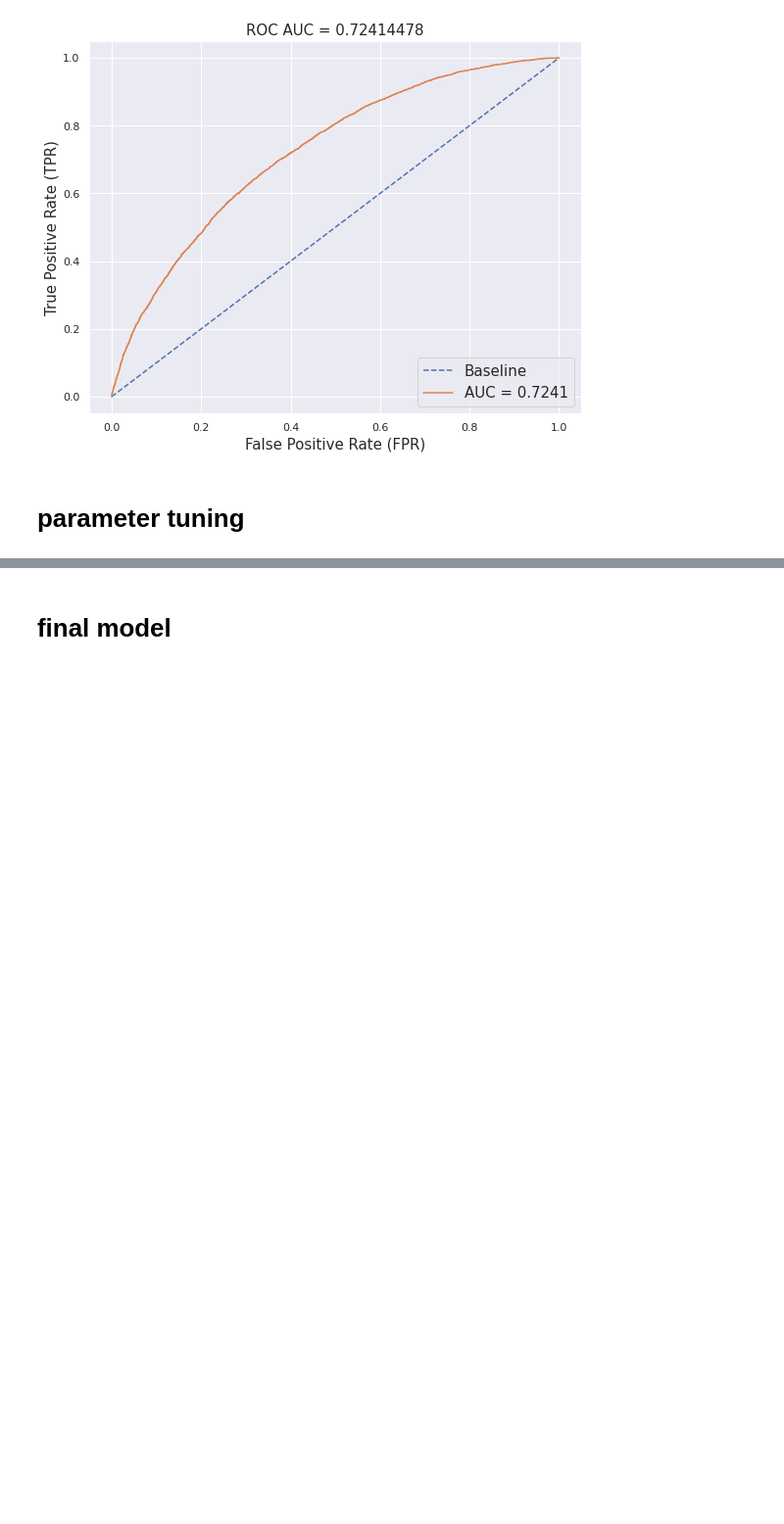
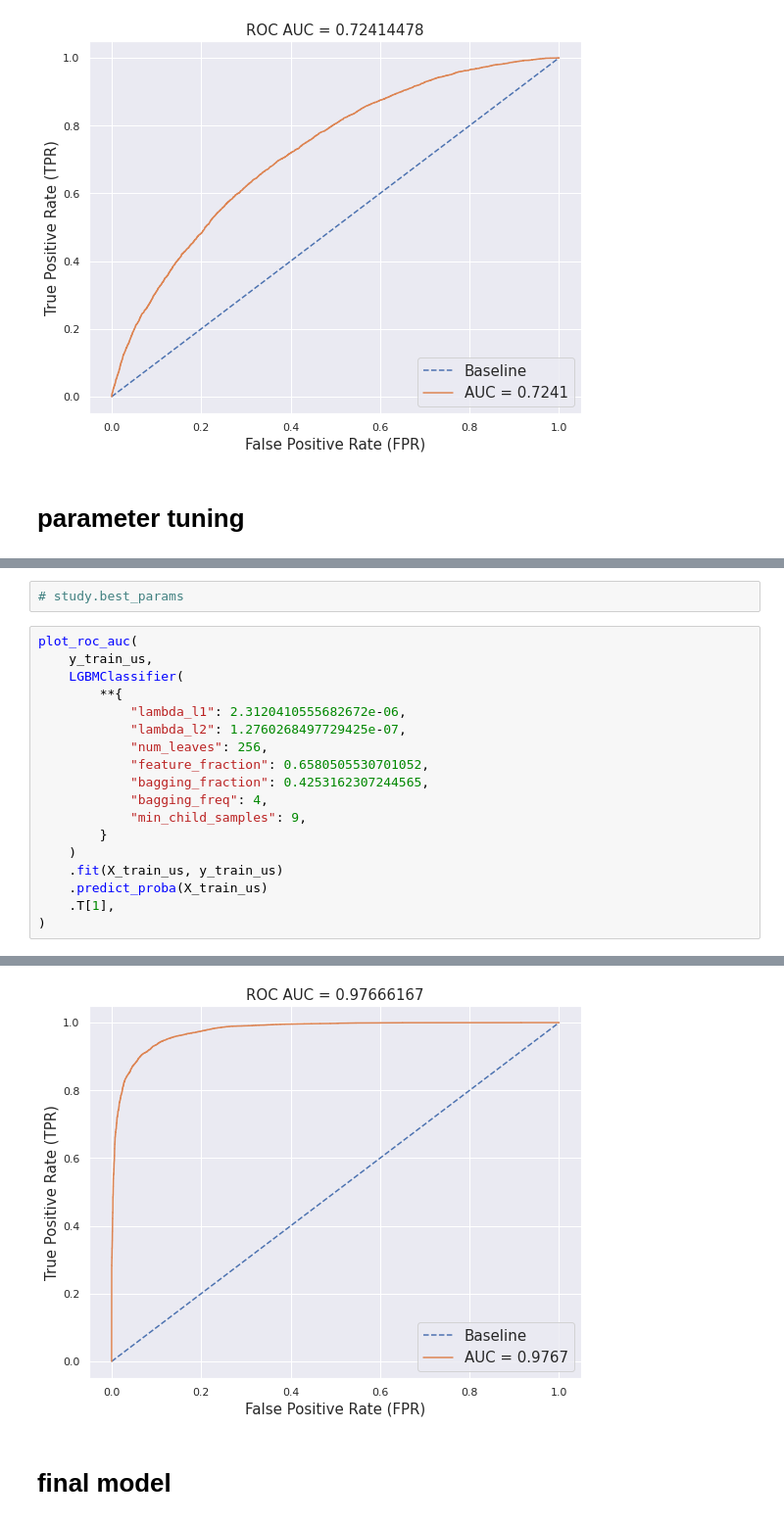
Before and after one commit to XelorR/sf_project_5, a Jupyter notebook: pp_baseline_short.ipynb, the cells around one changed output, grey strips where cells are left out. Shown at 98% size. Saved outputs shown, nothing was run; the diff lists cells and outputs as text; blank space fills up the shorter version.

```diff
--- a/pp_baseline_short.ipynb
+++ b/pp_baseline_short.ipynb
@@ -158,0 +198,21 @@ plot_roc_auc(
+# %%
+# study.best_params
+# %%
+plot_roc_auc(
+    y_train_us,
+    LGBMClassifier(
+        **{
+            "lambda_l1": 2.3120410555682672e-06,
+            "lambda_l2": 1.2760268497729425e-07,
+            "num_leaves": 256,
+            "feature_fraction": 0.6580505530701052,
+            "bagging_fraction": 0.4253162307244565,
+            "bagging_freq": 4,
+            "min_child_samples": 9,
+        }
+    )
+    .fit(X_train_us, y_train_us)
+    .predict_proba(X_train_us)
+    .T[1],
+)
+# %% [output]
@@ -159,3 +224,4 @@ plot_roc_auc(
+[figure, added]
 # %% [markdown]
 # final model
 # %%
```
Also changed, not shown: parts of 4 cells of this notebook.
